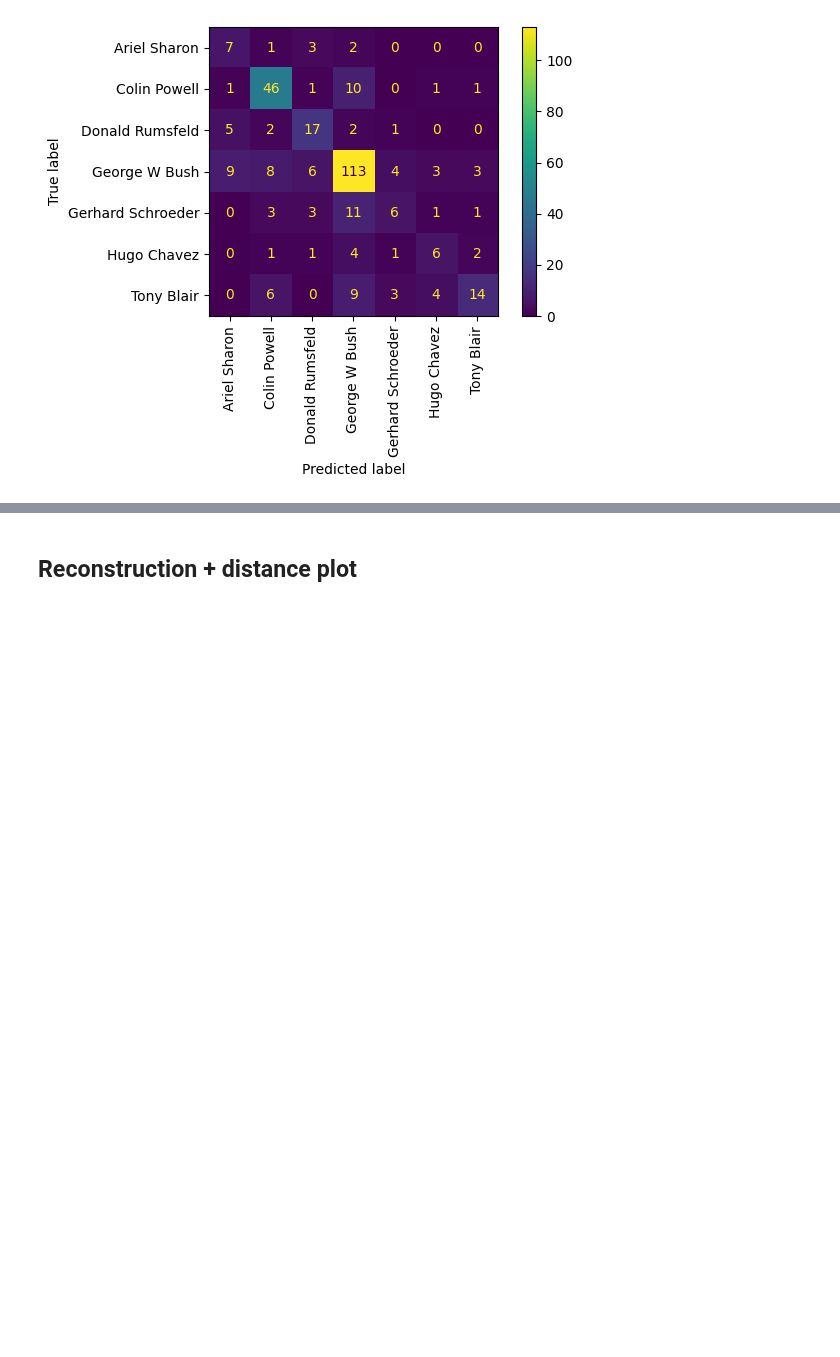
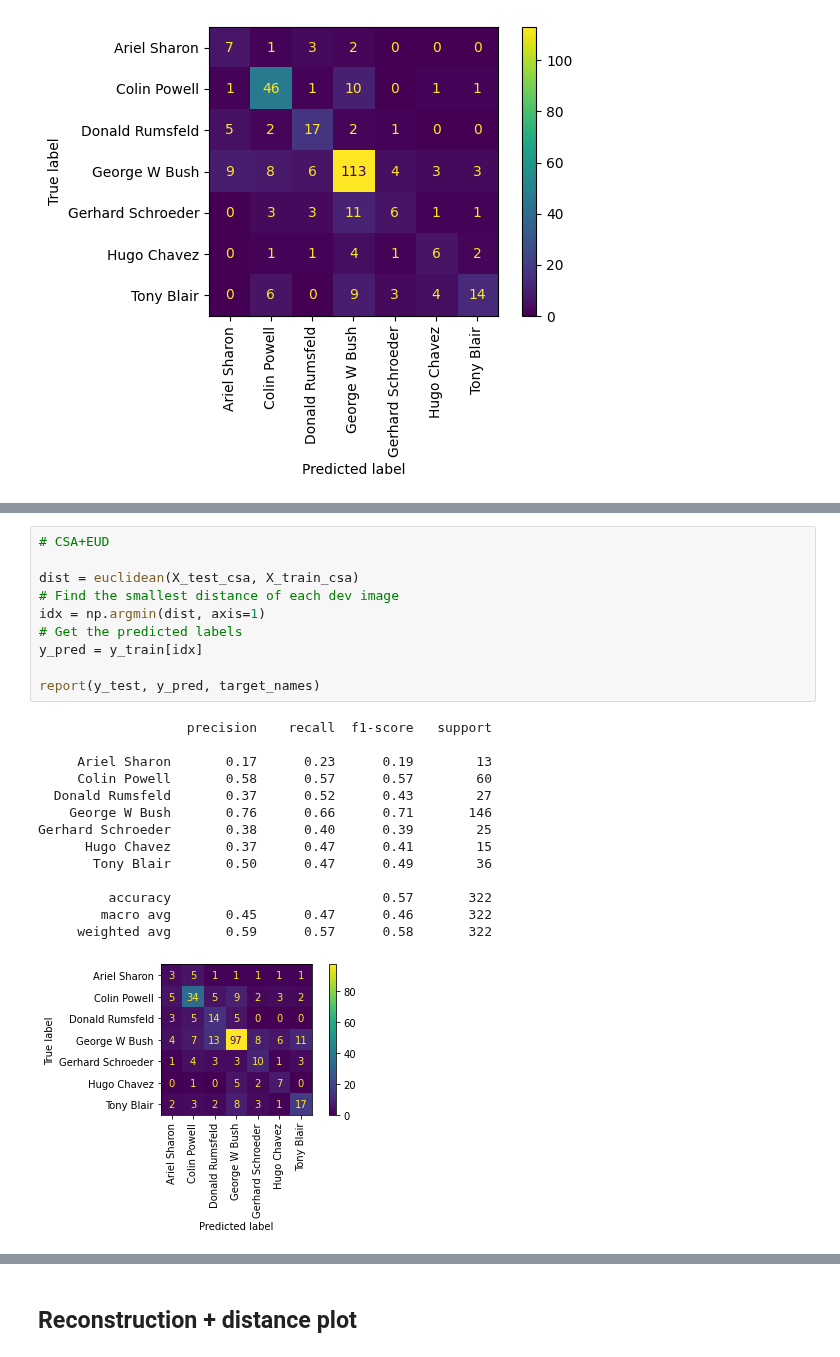
Before and after one commit to HeroLink/comp7404c-eigenfaces, a Jupyter notebook: jupyter/eigenfaces.ipynb, the cells around one changed output, grey strips where cells are left out. Cells and saved outputs as stored; diff of their text form; blank space fills up the shorter version.

```diff
--- a/jupyter/eigenfaces.ipynb
+++ b/jupyter/eigenfaces.ipynb
@@ -268,0 +409,25 @@ Gerhard Schroeder       0.40      0.24      0.30        25
+# %%
+# CSA+EUD
+
+dist = euclidean(X_test_csa, X_train_csa)
+# Find the smallest distance of each dev image
+idx = np.argmin(dist, axis=1)
+# Get the predicted labels
+y_pred = y_train[idx]
+
+report(y_test, y_pred, target_names)
+# %% [output]
+                   precision    recall  f1-score   support
+
+     Ariel Sharon       0.17      0.23      0.19        13
+     Colin Powell       0.58      0.57      0.57        60
+  Donald Rumsfeld       0.37      0.52      0.43        27
+    George W Bush       0.76      0.66      0.71       146
+Gerhard Schroeder       0.38      0.40      0.39        25
+      Hugo Chavez       0.37      0.47      0.41        15
+       Tony Blair       0.50      0.47      0.49        36
+
+         accuracy                           0.57       322
+        macro avg       0.45      0.47      0.46       322
+     weighted avg       0.59      0.57      0.58       322
+[figure, added]
```
Also changed, not shown: parts of 6 cells of this notebook.
